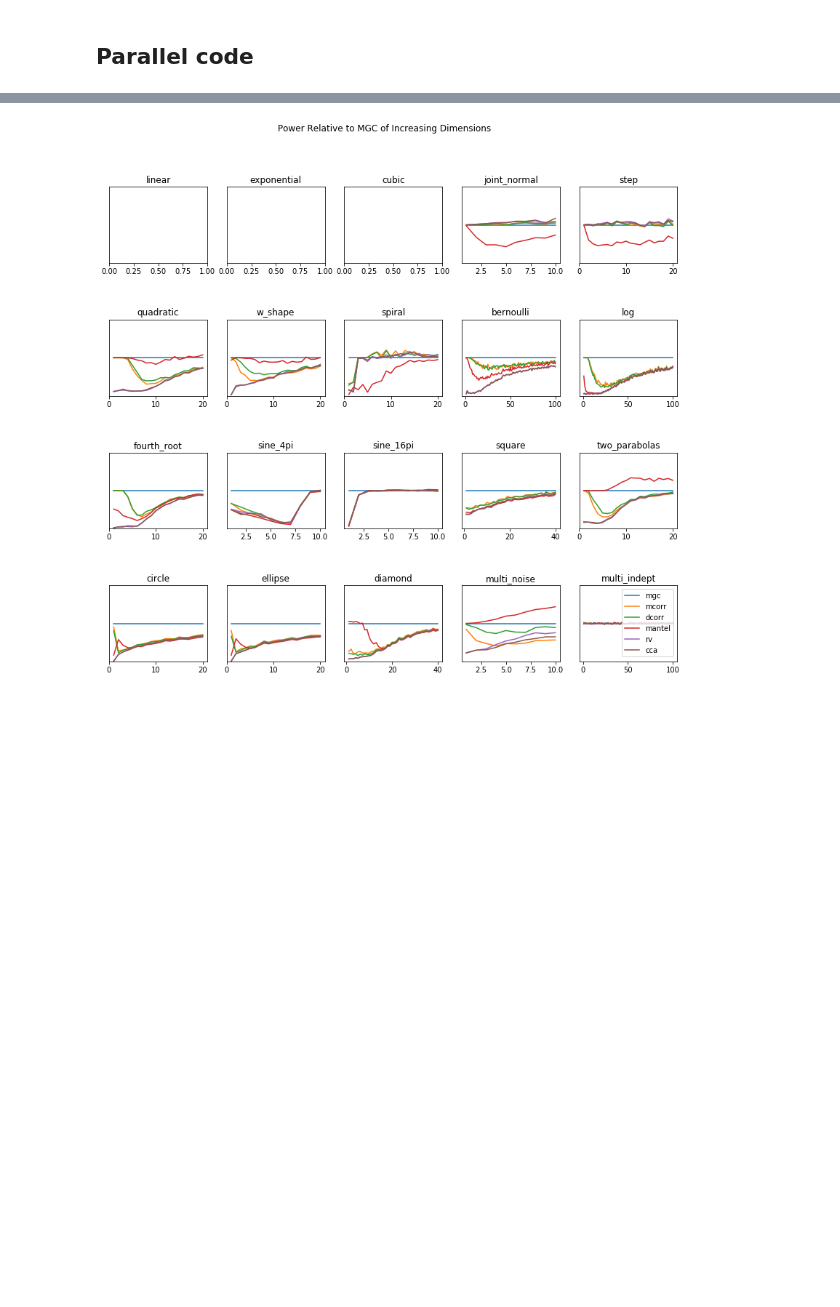
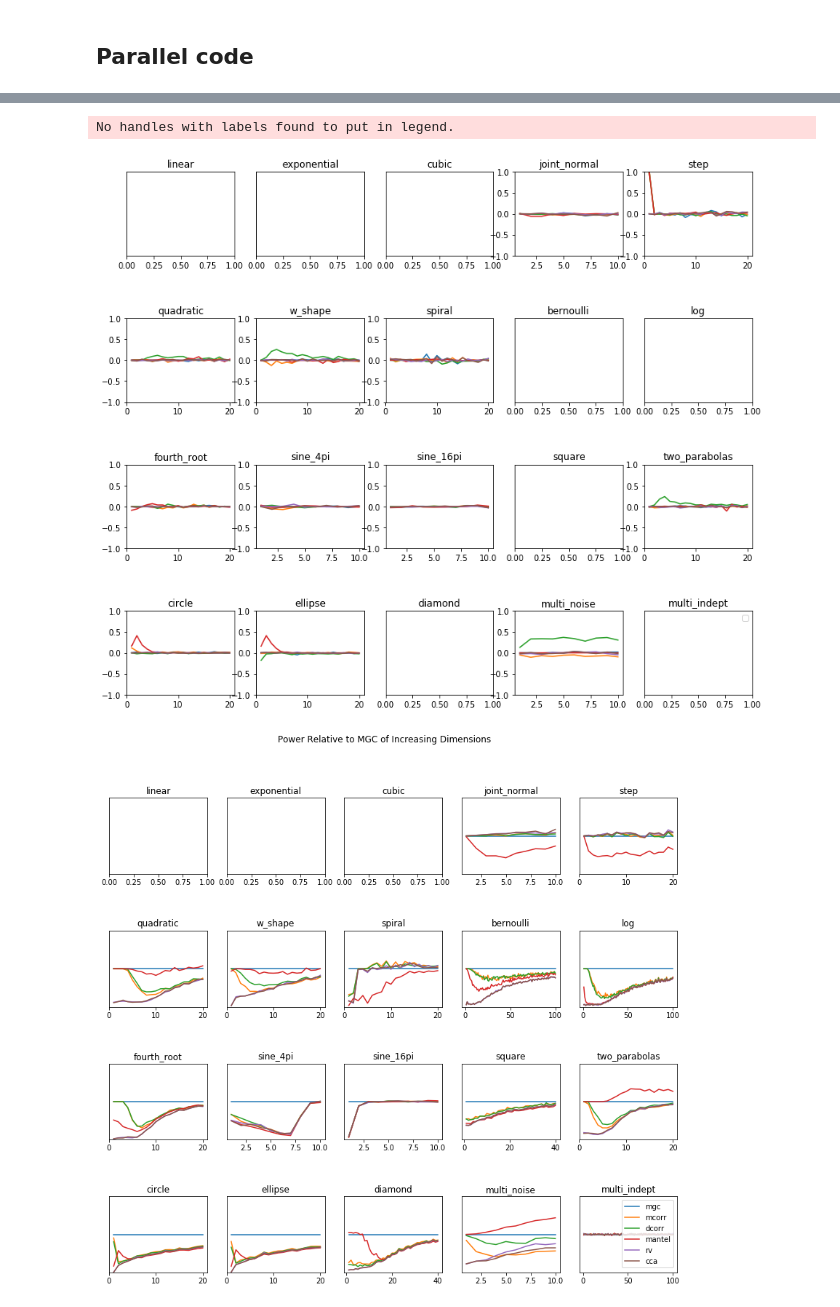
Before and after one commit to neurodata/mgcpy-old, a Jupyter notebook: demos/figure_2_power_curve.ipynb, the cells around one changed output, grey strips where cells are left out. Saved outputs shown, nothing was run; the diff lists cells and outputs as text; code cells hidden in the pictures; blank space fills up the shorter version.

```diff
--- a/demos/figure_2_power_curve.ipynb
+++ b/demos/figure_2_power_curve.ipynb
@@ -187,0 +164,5 @@ Wall time: 2h 35min 22s
+# %%
+with h5py.File(matlab_results_dir_name + 'CorrIndTestDimType3N100Dim.mat', 'r') as f:
+    arrays = {}
+    for k, v in f.items():
+        arrays[k] = np.transpose(np.array(v))
@@ -187,0 +191,5 @@ Wall time: 2h 35min 22s
+# %%
+which_type = 'dimension'
+simulation_type = '18'
+matlab_results_dir_name = '../mgcpy/benchmarks/matlab_power_results/{}/'.format(which_type)
+matlab_results = scipy.io.loadmat(matlab_results_dir_name + 'CorrIndTestDimType{}N100Dim.mat'.format(simulation_type))
@@ -188,3 +280,8 @@ Wall time: 2h 35min 22s
+# %%
+plot_diff_curves('dimension')
+# %% [output]
+No handles with labels found to put in legend.
+[figure, added]
 # %%
 def plot_all_curves(which_type):
     simulation_names = ['linear', 'exponential', 'cubic','joint_normal', 'step', 'quadratic', 'w_shape', 'spiral',
```
Also changed, not shown: parts of 15 cells of this notebook, 1 other file.
